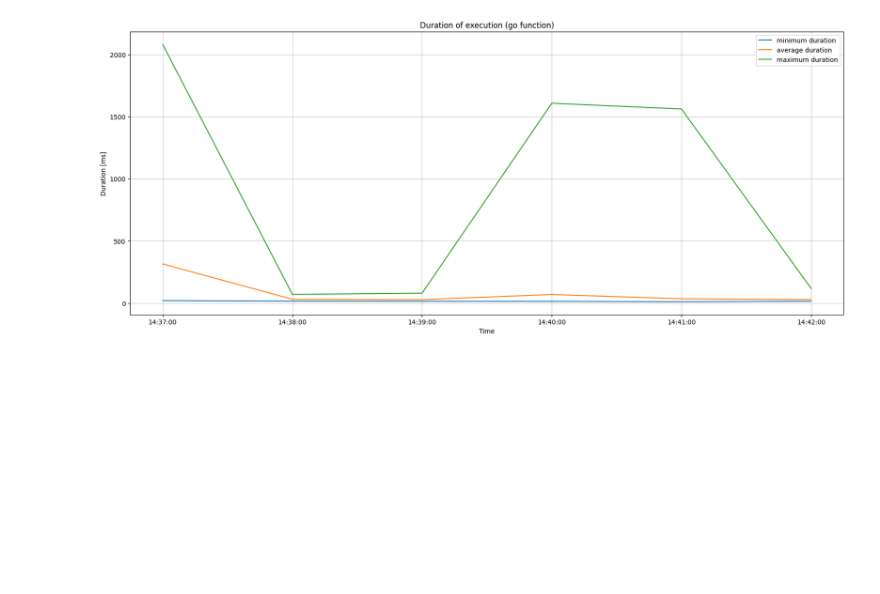
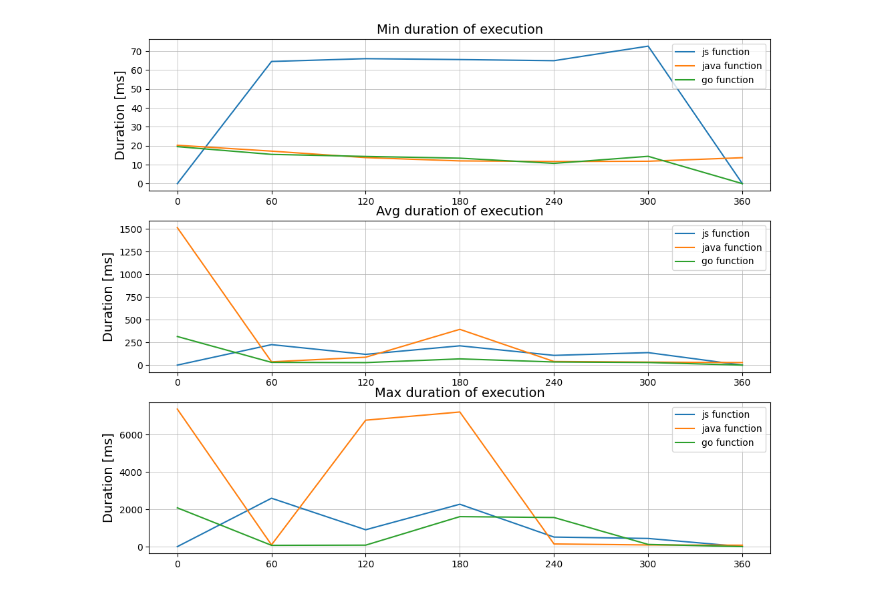
Before and after one commit to FabioGentili99/project-work-on-Distributed-Systems-M, a Jupyter notebook: AWS_csv/AWS-metrics.ipynb, the cells around one changed output. Cells and saved outputs as stored; diff of their text form; code cells hidden in the pictures; blank space fills up the shorter version.

Commit message:
update images

```diff
--- a/AWS_csv/AWS-metrics.ipynb
+++ b/AWS_csv/AWS-metrics.ipynb
@@ -13,52 +13,112 @@ AWS_go_duration = "AWS-go-duration.csv"
 AWS_go_invocation = "AWS-go-invocation.csv"
 AWS_go_throttles = "AWS-go-throttles.csv"
 
-df = pd.read_csv(AWS_go_throttles)
+df = pd.read_csv(AWS_js_invocation)
+df1 = pd.read_csv(AWS_java_invocation)
+df2 = pd.read_csv(AWS_go_invocation)
 # %%
 #plotting the durations
 
 import matplotlib.pyplot as plt
 import numpy as np
 
-list1 = df.iloc[4:,0].tolist()
+'''list1 = df1.iloc[4:,0].tolist()
 
 list2 = []
 for x in list1:
     list2.append(x.split(" "))
 
 list3 = []
 for x in list2:
-    list3.append(x[-1])
+    list3.append(x[-1])'''
 
+list3 = [0, 60, 120, 180, 240, 300, 360]
 x = np.array(list3)
 
 y = np.array (df.iloc[4:, 1].tolist())
-y_min = []
+y_min = [0]
 for item in y:
     y_min.append(float(item))
+y_min.append(0)
 y = np.array (df.iloc[4:, 2].tolist())
-y_avg = []
+y_avg = [0]
 for item in y:
     y_avg.append(float(item))
+y_avg.append(0)
 y = np.array (df.iloc[4:, 3].tolist())
-y_max = []
+y_max = [0]
 for item in y:
     y_max.append(float(item))
+y_max.append(0)
+
+
+y1 = np.array (df1.iloc[4:, 1].tolist())
+y_min1 = []
+for item in y1:
+    y_min1.append(float(item))
+y1 = np.array (df1.iloc[4:, 2].tolist())
+y_avg1 = []
+for item in y1:
+    y_avg1.append(float(item))
+y1 = np.array (df1.iloc[4:, 3].tolist())
+y_max1 = []
+for item in y1:
+    y_max1.append(float(item))
+
+
+y2 = np.array (df2.iloc[4:, 1].tolist())
+y_min2 = []
+for item in y2:
+    y_min2.append(float(item))
+y_min2.append(0)
+y2 = np.array (df2.iloc[4:, 2].tolist())
+y_avg2 = []
+for item in y2:
+    y_avg2.append(float(item))
+y_avg2.append(0)
+y2 = np.array (df2.iloc[4:, 3].tolist())
+y_max2 = []
+for item in y2:
+    y_max2.append(float(item))
+y_max2.append(0)
 
 
 
-fig, ax = plt.subplots(figsize = (20,8))
-ax.set_title("Duration of execution (go function)")
-ax.set_xlabel('Time')
-ax.set_ylabel('Duration [ms]')
-ax.plot(x, y_min, label = "minimum duration")
-ax.plot(x, y_avg, label = "average duration")
-ax.plot(x, y_max, label = "maximum duration")
-ax.grid(True, linewidth=0.5)
-plt.legend()
+fig, (ax1, ax2, ax3) = plt.subplots(3, figsize = (12,10))
+ax1.set_title("Min duration of execution", fontsize = 14)
+#axis[0,0].set_xlabel('Time', fontsize = 14)
+ax1.set_ylabel('Duration [ms]', fontsize = 14)
+
+ax2.set_title("Avg duration of execution", fontsize = 14)
+#axis[0,1].set_xlabel('Time', fontsize = 14)
+ax2.set_ylabel('Duration [ms]', fontsize = 14)
+
+ax3.set_title("Max duration of execution", fontsize = 14)
+#axis[1,0].set_xlabel('Time', fontsize = 14)
+ax3.set_ylabel('Duration [ms]', fontsize = 14)
+
+ax1.plot(x, y_min, label = "js function")
+ax2.plot(x, y_avg, label = "js function")
+ax3.plot(x, y_max, label = "js function")
+ax1.plot(x, y_min1, label = "java function")
+ax2.plot(x, y_avg1, label = "java function")
+ax3.plot(x, y_max1, label = "java function")
+ax1.plot(x, y_min2, label = "go function")
+ax2.plot(x, y_avg2, label = "go function")
+ax3.plot(x, y_max2, label = "go function")
+plt.rc('legend', fontsize = 10)
+ax1.grid(True, linewidth=0.5)
+ax2.grid(True, linewidth=0.5)
+ax3.grid(True, linewidth=0.5)
+ax1.legend(loc = 'upper right')
+ax2.legend(loc = 'upper right')
+ax3.legend(loc = 'upper right')
+ax1.set_xticks(range(0,420,60))
+ax2.set_xticks(range(0,420,60))
+ax3.set_xticks(range(0,420,60))
 plt.show()
 # %% [output]
-[figure, old version]
+[figure, new version]
 # %%
 #plotting the invocations
 
```
Also changed, not shown: parts of 2 cells of this notebook, 15 other files.
